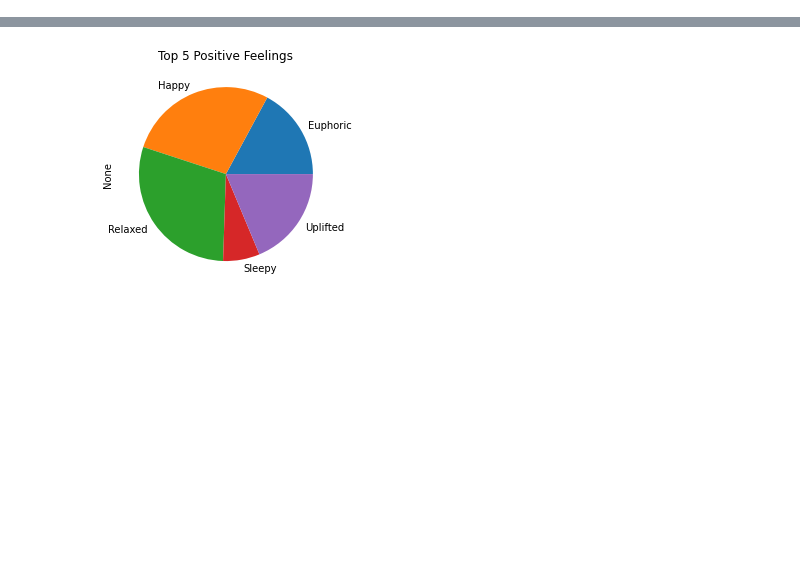
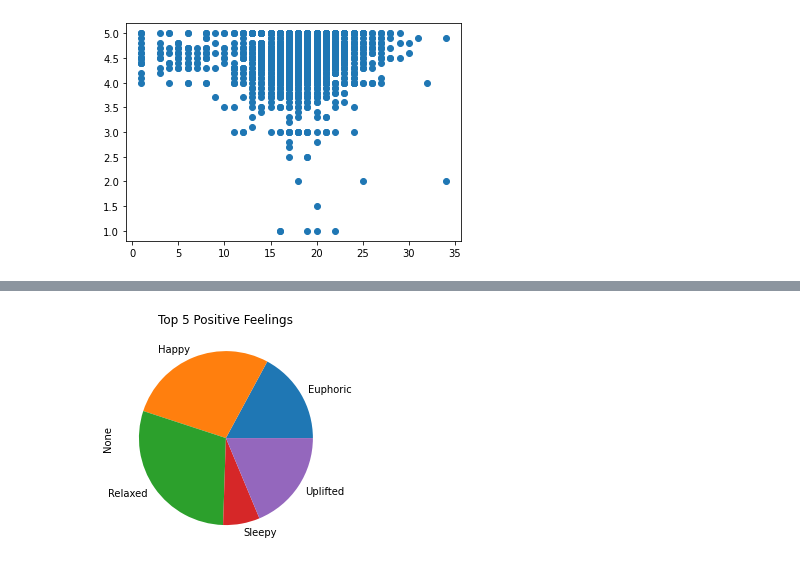
Before and after one commit to DanielOfir/Cannabis-Analysis, a Jupyter notebook: EDA.ipynb, the cells around one changed output, grey strips where cells are left out. Drawn from its saved outputs; the diff is of its cells as text; code cells hidden in the pictures; blank space fills up the shorter version.

```diff
--- a/EDA.ipynb
+++ b/EDA.ipynb
@@ -24,0 +25,11 @@ plt.show()
+# %%
+fig = plt.figure()
+ax =plt.axes()
+
+
+ax.scatter(df.THC,df.Rating)
+# ax.scatter(df.Rating,df.THC)
+# ax.scatter(df.CBD,df.Rating,c='red')
+plt.show()
+# %% [output]
+[figure, added]
```
Also changed, not shown: parts of 4 cells of this notebook, 3 other files.
